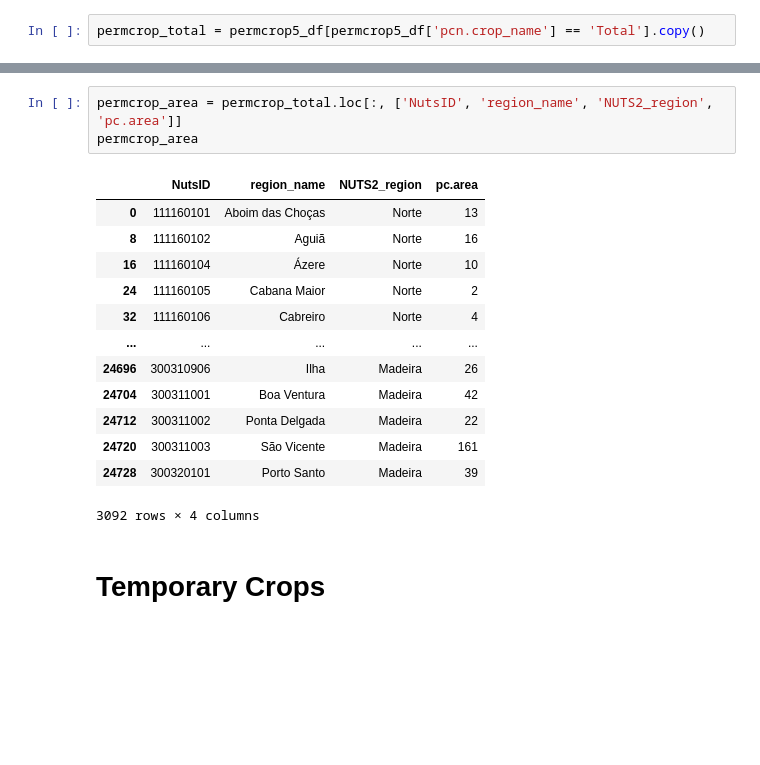
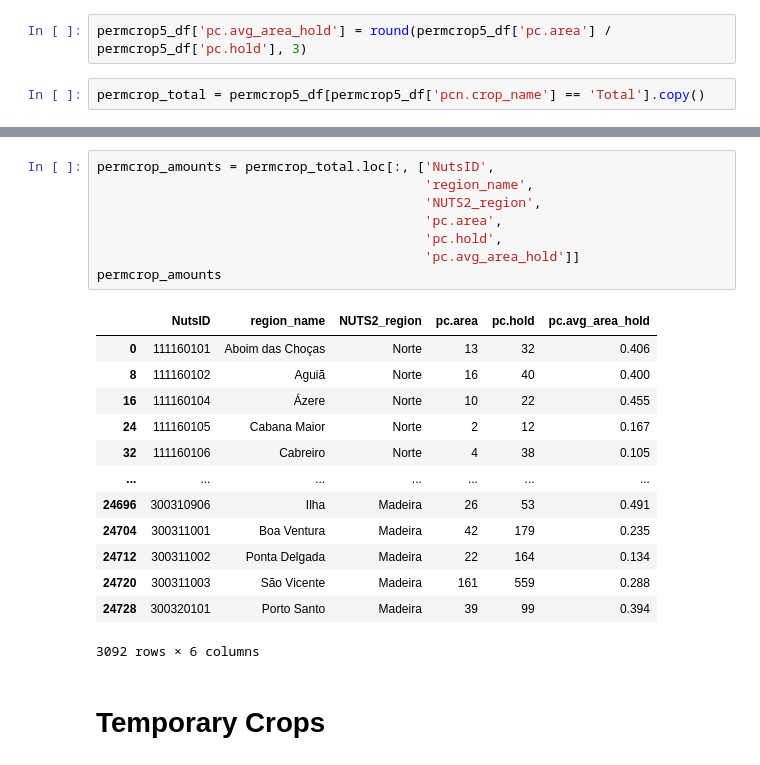
Before and after one commit to domwelsh/avcad_final, a Jupyter notebook: Codes/dom_PCA.ipynb, the cells around one changed output, grey strips where cells are left out. Cells and saved outputs as stored; diff of their text form; blank space fills up the shorter version.

```diff
--- a/Codes/dom_PCA.ipynb
+++ b/Codes/dom_PCA.ipynb
@@ -519,6 +521,8 @@ pc.area          0
 pcn.crop_name    0
 NUTS2_region     0
 dtype: int64
+# %%
+permcrop5_df['pc.avg_area_hold'] = round(permcrop5_df['pc.area'] / permcrop5_df['pc.hold'], 3)
 # %%
 permcrop_total = permcrop5_df[permcrop5_df['pcn.crop_name'] == 'Total'].copy()
 # %%
@@ -552,20 +569,25 @@ permcrop_total.head()
 # %%
-permcrop_area = permcrop_total.loc[:, ['NutsID', 'region_name', 'NUTS2_region', 'pc.area']]
-permcrop_area
+permcrop_amounts = permcrop_total.loc[:, ['NutsID',
+                                          'region_name',
+                                          'NUTS2_region',
+                                          'pc.area',
+                                          'pc.hold',
+                                          'pc.avg_area_hold']]
+permcrop_amounts
 # %% [output]
-|  | NutsID | region_name | NUTS2_region | pc.area |
-| 0 | 111160101 | Aboim das Choças | Norte | 13 |
-| 8 | 111160102 | Aguiã | Norte | 16 |
-| 16 | 111160104 | Ázere | Norte | 10 |
-| 24 | 111160105 | Cabana Maior | Norte | 2 |
-| 32 | 111160106 | Cabreiro | Norte | 4 |
-| ... | ... | ... | ... | ... |
-| 24696 | 300310906 | Ilha | Madeira | 26 |
-| 24704 | 300311001 | Boa Ventura | Madeira | 42 |
-| 24712 | 300311002 | Ponta Delgada | Madeira | 22 |
-| 24720 | 300311003 | São Vicente | Madeira | 161 |
-| 24728 | 300320101 | Porto Santo | Madeira | 39 |
+|  | NutsID | region_name | NUTS2_region | pc.area | pc.hold | pc.avg_area_hold |
+| 0 | 111160101 | Aboim das Choças | Norte | 13 | 32 | 0.406 |
+| 8 | 111160102 | Aguiã | Norte | 16 | 40 | 0.400 |
+| 16 | 111160104 | Ázere | Norte | 10 | 22 | 0.455 |
+| 24 | 111160105 | Cabana Maior | Norte | 2 | 12 | 0.167 |
+| 32 | 111160106 | Cabreiro | Norte | 4 | 38 | 0.105 |
+| ... | ... | ... | ... | ... | ... | ... |
+| 24696 | 300310906 | Ilha | Madeira | 26 | 53 | 0.491 |
+| 24704 | 300311001 | Boa Ventura | Madeira | 42 | 179 | 0.235 |
+| 24712 | 300311002 | Ponta Delgada | Madeira | 22 | 164 | 0.134 |
+| 24720 | 300311003 | São Vicente | Madeira | 161 | 559 | 0.288 |
+| 24728 | 300320101 | Porto Santo | Madeira | 39 | 99 | 0.394 |
-3092 rows × 4 columns
+3092 rows × 6 columns
 # %% [markdown]
 # Temporary Crops
 # %%
```
Also changed, not shown: parts of 30 cells of this notebook.
